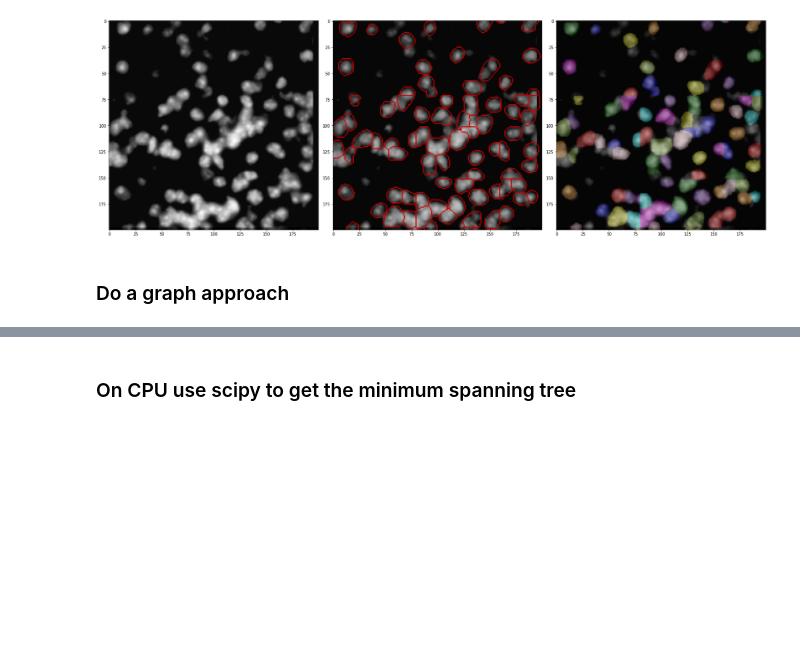
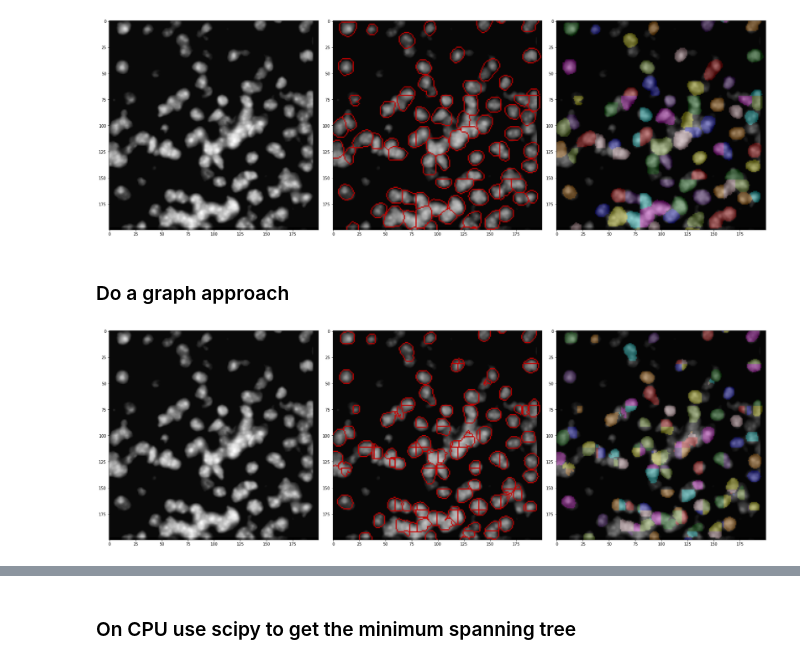
Before and after one commit to broadinstitute/genus, a Jupyter notebook: src/notebook7_DAPI_graph_postprocessing.ipynb, the cells around one changed output, grey strips where cells are left out. Cells and saved outputs as stored; diff of their text form; code cells hidden in the pictures; blank space fills up the shorter version.

```diff
--- a/src/notebook7_DAPI_graph_postprocessing.ipynb
+++ b/src/notebook7_DAPI_graph_postprocessing.ipynb
@@ -39,5 +39,22 @@ plot_img_contours_label(image=tiling.raw_image[0],
 # %% [output]
 [2488, 1520, 2688, 1720]
 [figure]
+# %%
+from genus.namedtuple import Segmentation, SparseSimilarity
+
+tiling_v2 = Segmentation(raw_image=tiling.raw_image,
+                         fg_prob=tiling.fg_prob,
+                         integer_mask=tiling.integer_mask,
+                         bounding_boxes=tiling.bounding_boxes,
+                         bounding_boxes_ideal=None,
+                         similarity=tiling.similarity)
+
+
+sp_v2 = SparseSimilarity(sparse_matrix=tiling.similarity.sparse_matrix,
+                         index_matrix=tiling.similarity.index_matrix)
+
+
+small_tiling = tiling_v2.filter_by_window(window=(ix,iy,ix+delta,iy+delta))
+#small_sp = sp_v2.filter_by_window(window=(ix,iy,ix+delta,iy+delta))
 # %% [markdown]
 ### Do a graph approach
@@ -43,0 +63,17 @@ plot_img_contours_label(image=tiling.raw_image[0],
+# %%
+g = GraphSegmentation(segmentation=small_tiling)
+# %%
+partition = g.partition(edge_threshold=0.8,
+                        min_cluster_size=2,
+                        min_fg_prob=0.1,
+                        min_edge_weight=0.01)
+
+int_mask = g.partition_2_integer_mask(partition)
+#plt.imshow(int_mask)
+
+plot_img_contours_label(image=small_tiling.raw_image[0],
+                        label=int_mask,
+                        contour_thickness=1,
+                        contour_color='red')
+# %% [output]
+[figure, added]
```
Also changed, not shown: parts of 54 cells of this notebook, 8 other files.
